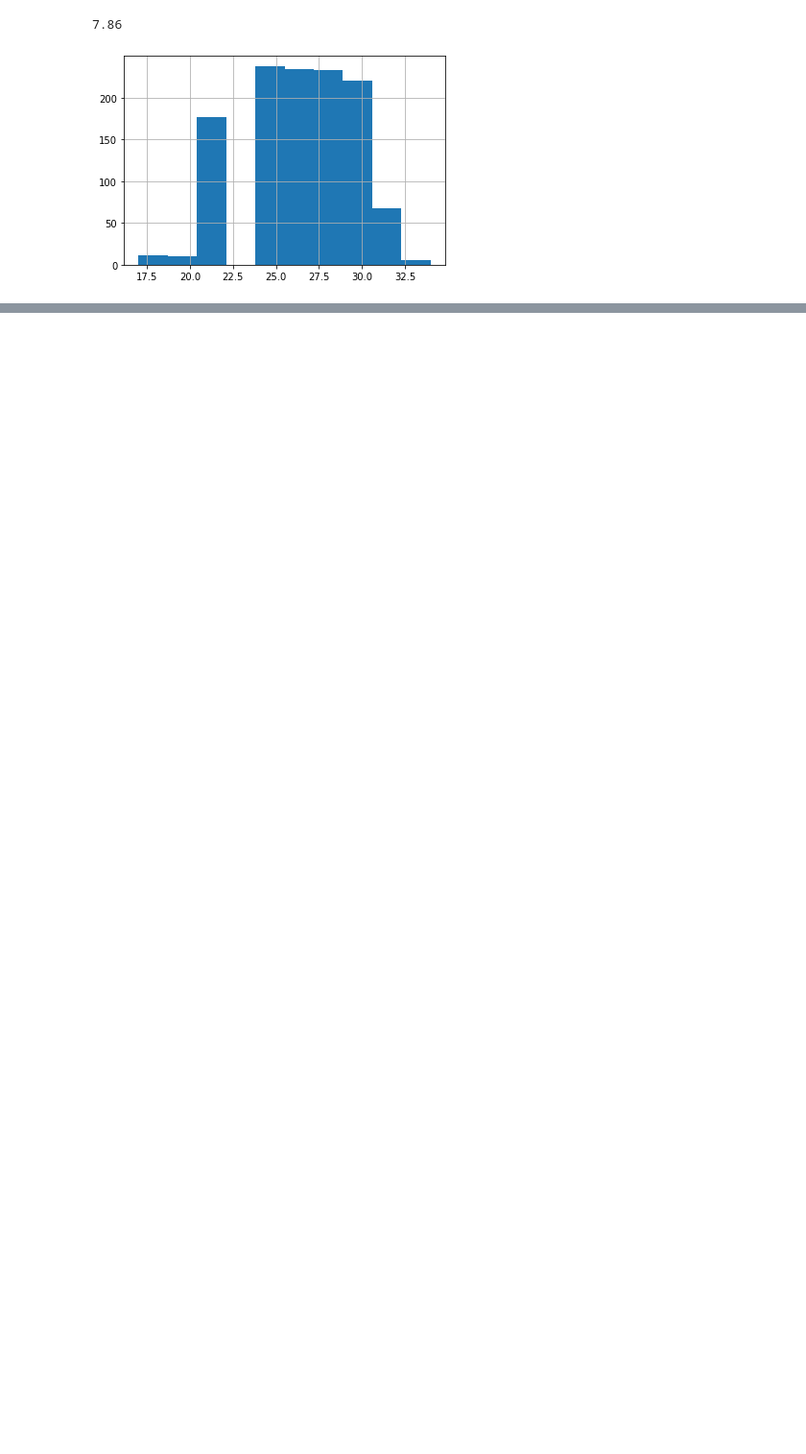
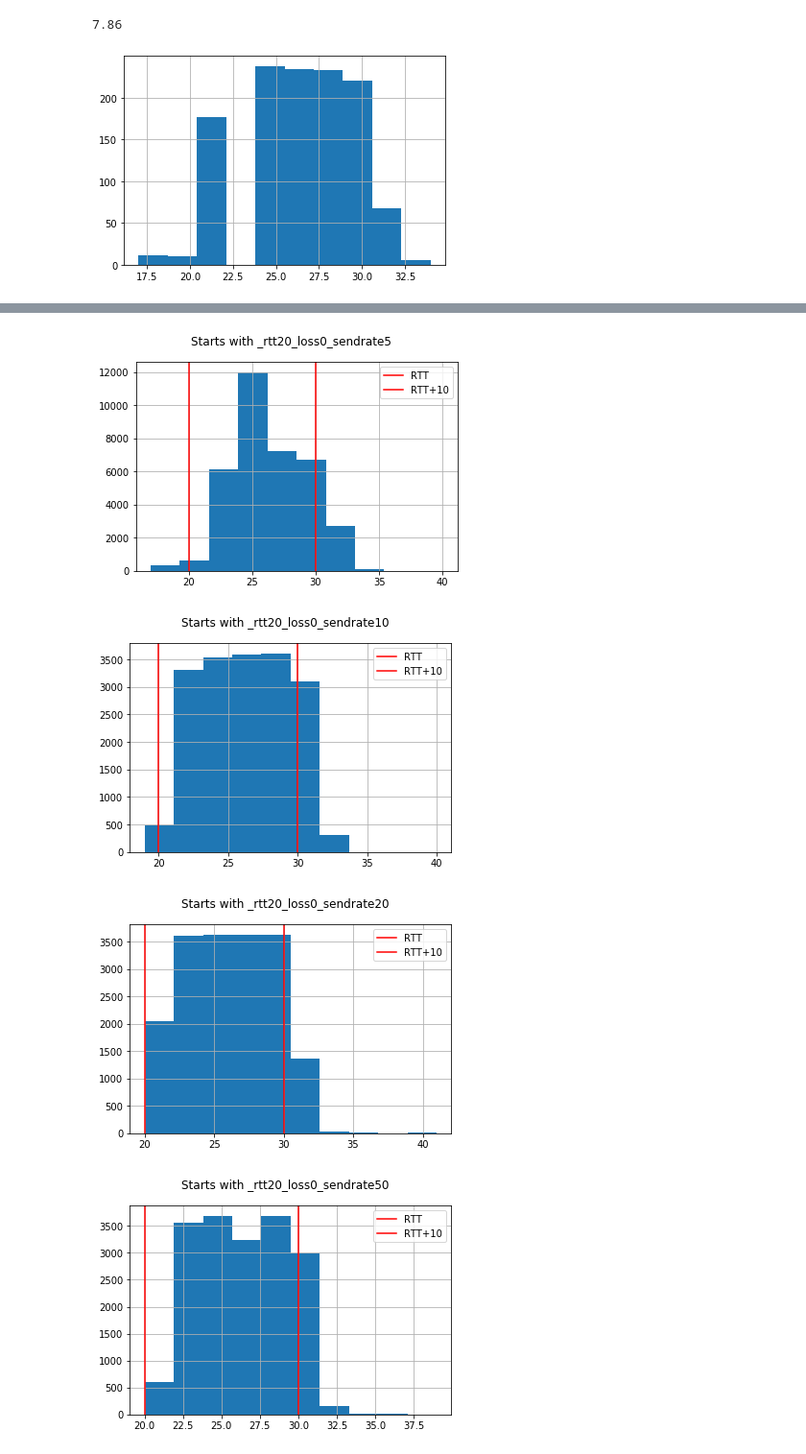
Before and after one commit to mbakholdina/lib-srt-utils, a Jupyter notebook: buffer_timespan.ipynb, the cells around one changed output, grey strips where cells are left out. Shown at 96% size. Saved outputs shown, nothing was run; the diff lists cells and outputs as text; code cells hidden in the pictures; blank space fills up the shorter version.

```diff
--- a/buffer_timespan.ipynb
+++ b/buffer_timespan.ipynb
@@ -189,0 +222,34 @@ Starts with _rtt20_loss0: total 9.02, below RTT 2.02, higher RTT+10 7.0
+# %%
+data = []
+sndcsv = '2-srt-xtransmit-stats-snd.csv'
+
+rtt_1 = 20
+starts_with_1 = [
+    '_rtt20_loss0_sendrate5',
+    '_rtt20_loss0_sendrate10',
+    '_rtt20_loss0_sendrate20',
+    '_rtt20_loss0_sendrate50',
+    '_rtt20_loss0'
+]
+
+rtt_2 = 40
+starts_with_2 = [
+    '_rtt40_loss0_sendrate5',
+    '_rtt40_loss0_sendrate10',
+    '_rtt40_loss0_sendrate20',
+    '_rtt40_loss0_sendrate50',
+    '_rtt40_loss0'
+]
+
+for s in starts_with_1:
+    total, below, higher, conf_int_95, conf_int_99 = bt.define_percentage(algo_dir, s, sndcsv, rtt_1)
+    data += [{'rtt': rtt_1, 'starts_with': s, 'total': total, 'below RTT': below, 'higher RTT+10': higher, 'conf_int_95': conf_int_95, 'conf_int_99': conf_int_99}]
+
+for s in starts_with_2:
+    total, below, higher, conf_int_95, conf_int_99 = bt.define_percentage(algo_dir, s, sndcsv, rtt_2)
+    data += [{'rtt': rtt_2, 'starts_with': s, 'total': total, 'below RTT': below, 'higher RTT+10': higher, 'conf_int_95': conf_int_95, 'conf_int_99': conf_int_99}]
+# %% [output]
+[figure, added]
+[figure, added]
+[figure, added]
+[figure, added]
```
Also changed, not shown: parts of 24 cells of this notebook, 1 other file.
